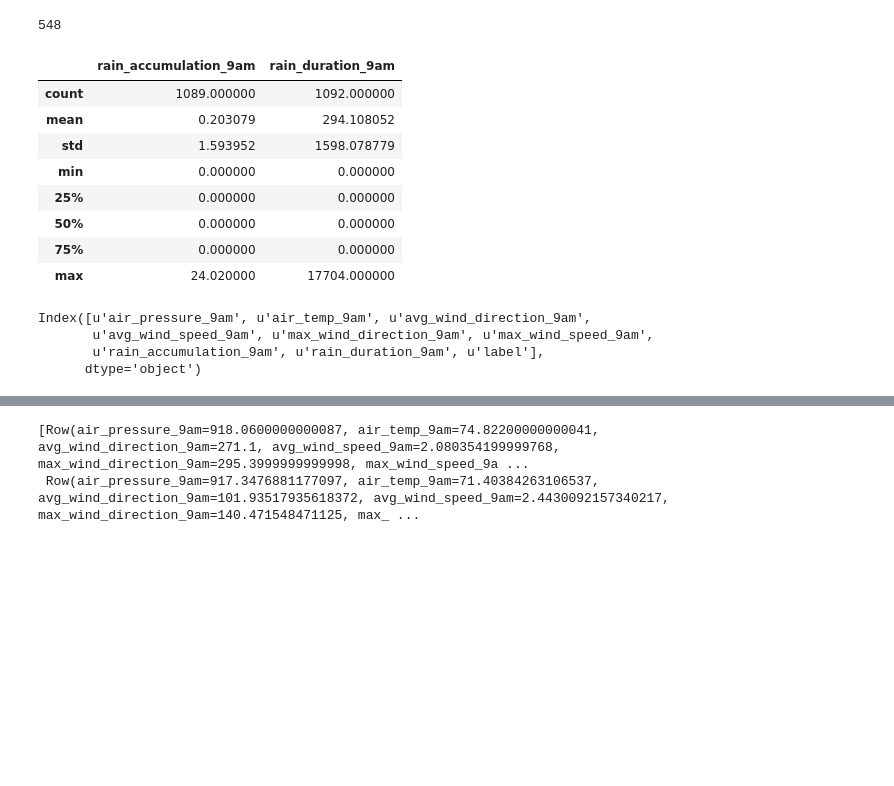
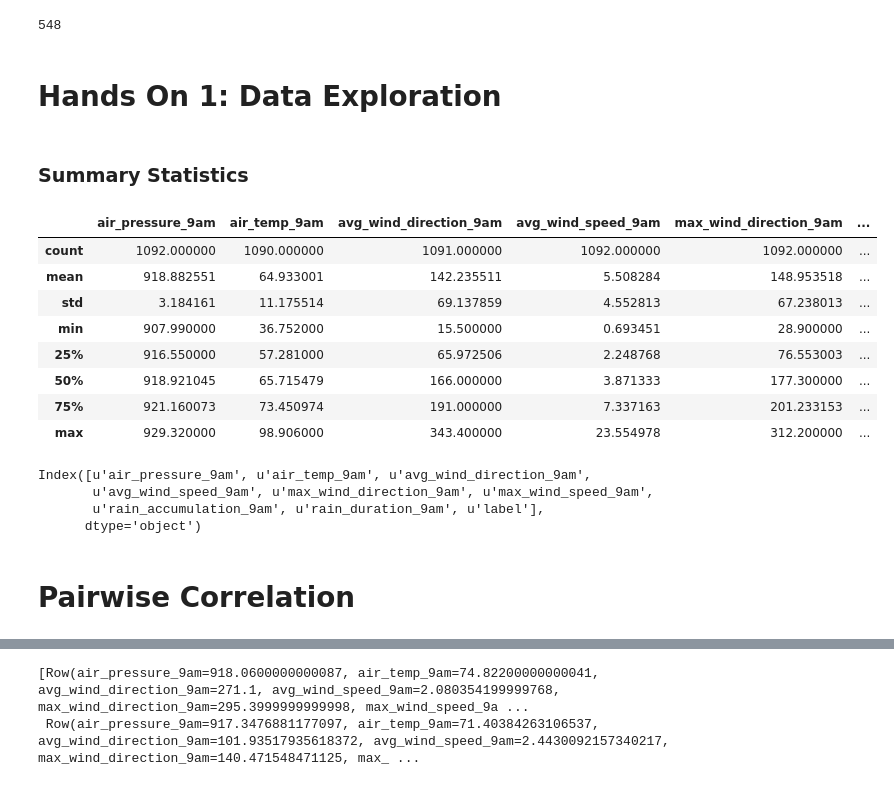
Before and after one commit to words-sdsc/courseraDataSimulation, a Jupyter notebook: course4-ML/Spark ML Classification Hands On (Public).ipynb, the cells around one changed output, grey strips where cells are left out. Drawn from its saved outputs; the diff is of its cells as text; code cells hidden in the pictures; blank space fills up the shorter version.

```diff
--- a/course4-ML/Spark ML Classification Hands On (Public).ipynb
+++ b/course4-ML/Spark ML Classification Hands On (Public).ipynb
@@ -32,25 +29,30 @@ f['label'] = f.apply(functionG, axis=1)
 f['label'].sum()
 # %% [output]
 548
+# %% [markdown]
+# Hands On 1: Data Exploration
+# %% [markdown]
+### Summary Statistics
 # %%
-f[['rain_accumulation_9am', 'rain_duration_9am']].describe()
+f.describe()
 # %% [output]
-|  | rain_accumulation_9am | rain_duration_9am |
-| count | 1089.000000 | 1092.000000 |
-| mean | 0.203079 | 294.108052 |
-| std | 1.593952 | 1598.078779 |
-| min | 0.000000 | 0.000000 |
-| 25% | 0.000000 | 0.000000 |
-| 50% | 0.000000 | 0.000000 |
-| 75% | 0.000000 | 0.000000 |
-| max | 24.020000 | 17704.000000 |
+|  | air_pressure_9am | air_temp_9am | avg_wind_direction_9am | avg_wind_speed_9am | max_wind_direction_9am | ... |
+| count | 1092.000000 | 1090.000000 | 1091.000000 | 1092.000000 | 1092.000000 | ... |
+| mean | 918.882551 | 64.933001 | 142.235511 | 5.508284 | 148.953518 | ... |
+| std | 3.184161 | 11.175514 | 69.137859 | 4.552813 | 67.238013 | ... |
+| min | 907.990000 | 36.752000 | 15.500000 | 0.693451 | 28.900000 | ... |
+| 25% | 916.550000 | 57.281000 | 65.972506 | 2.248768 | 76.553003 | ... |
+| 50% | 918.921045 | 65.715479 | 166.000000 | 3.871333 | 177.300000 | ... |
+| 75% | 921.160073 | 73.450974 | 191.000000 | 7.337163 | 201.233153 | ... |
+| max | 929.320000 | 98.906000 | 343.400000 | 23.554978 | 312.200000 | ... |
 # %%
 del f['relative_humidity_3pm']
-# %%
-f.columns[0:]
-#temp = f.map(lambda line:LabeledPoint(line[0],[line[1:]]))
-# %% [output]
-Index([u'air_pressure_9am', u'air_temp_9am', u'avg_wind_direction_9am',
-       u'avg_wind_speed_9am', u'max_wind_direction_9am', u'max_wind_speed_9am',
-       u'rain_accumulation_9am', u'rain_duration_9am', u'label'],
-      dtype='object')
+# %%
+f.columns[0:]
+# %% [output]
+Index([u'air_pressure_9am', u'air_temp_9am', u'avg_wind_direction_9am',
+       u'avg_wind_speed_9am', u'max_wind_direction_9am', u'max_wind_speed_9am',
+       u'rain_accumulation_9am', u'rain_duration_9am', u'label'],
+      dtype='object')
+# %% [markdown]
+# Pairwise Correlation
```
Also changed, not shown: parts of 57 cells of this notebook.
